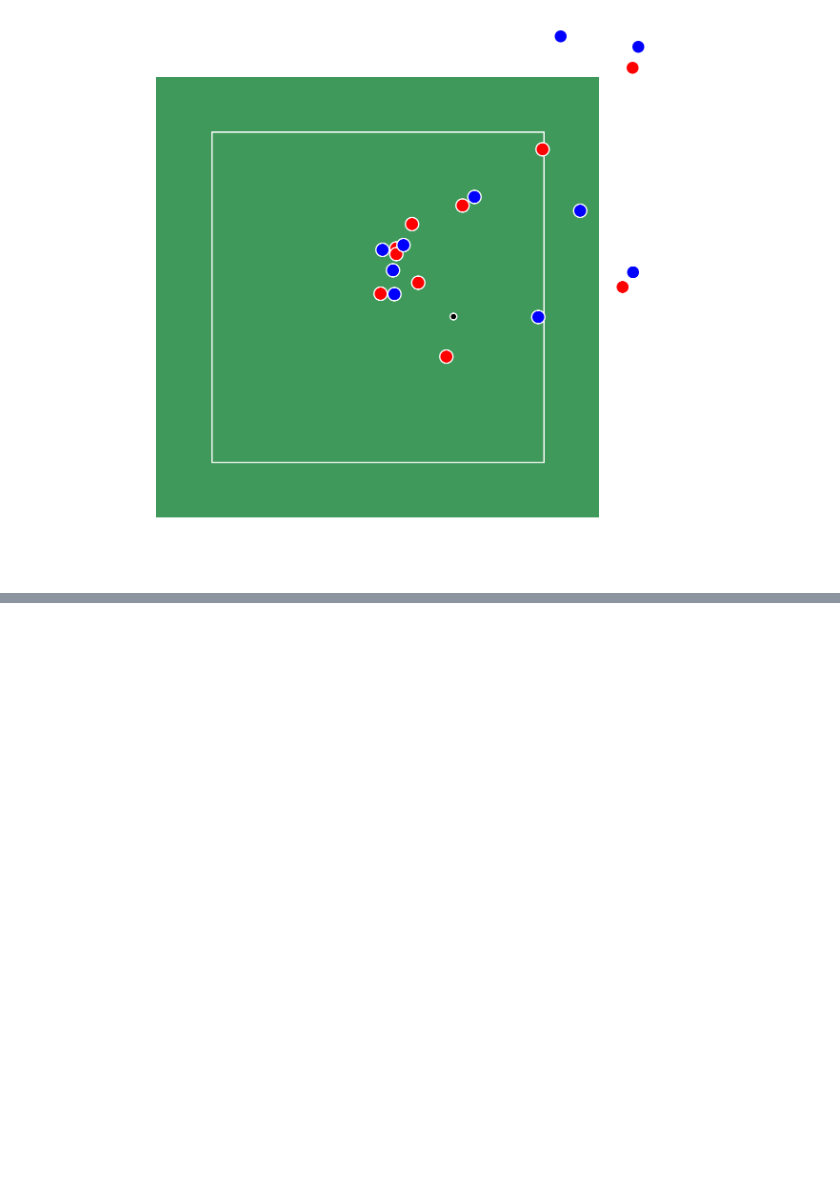
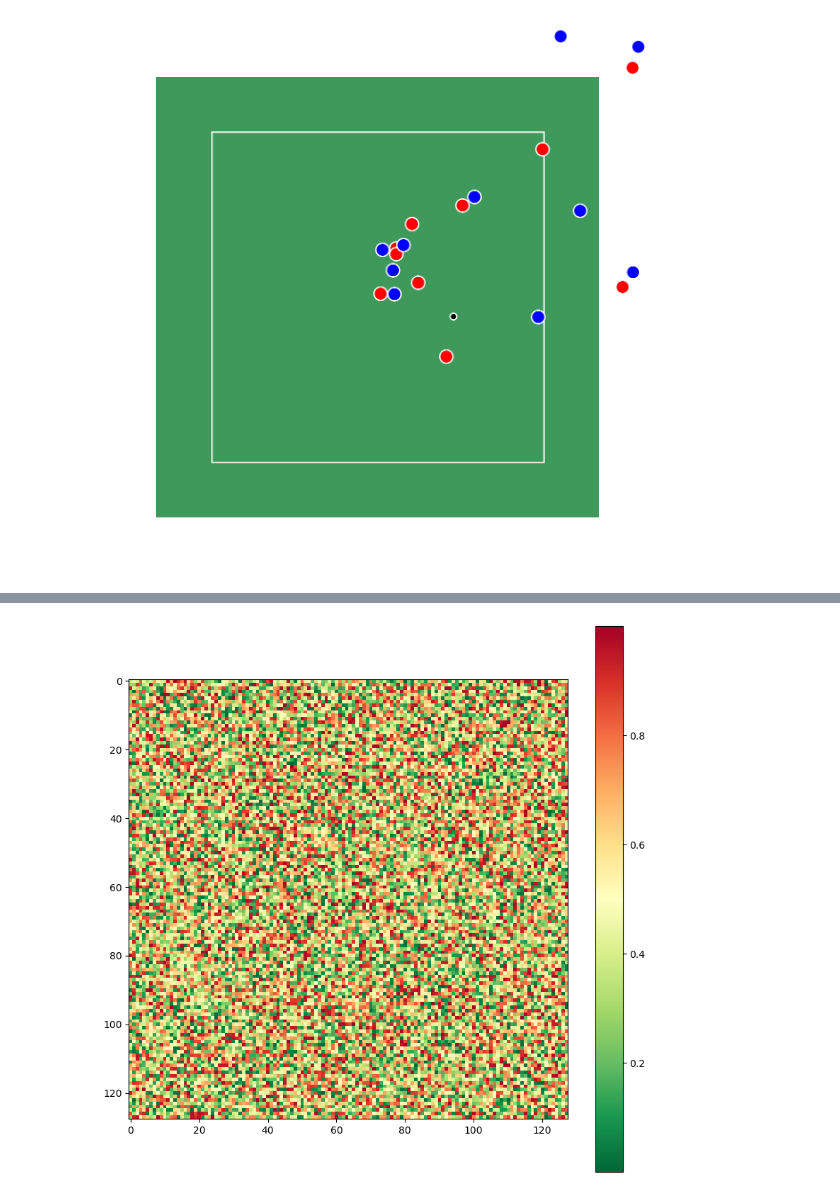
Before and after one commit to mcachosoblechero/MagicNFL, a Jupyter notebook: exploration/exploratory_data_analysis.ipynb, the cells around one changed output, grey strips where cells are left out. Saved outputs shown, nothing was run; the diff lists cells and outputs as text; code cells hidden in the pictures; blank space fills up the shorter version.

```diff
--- a/exploration/exploratory_data_analysis.ipynb
+++ b/exploration/exploratory_data_analysis.ipynb
@@ -630,0 +700,43 @@ animatePlay_Generic(team1, team2, ball, drawPocket())
+# %%
+def animateScores(scores):
+    fig = plt.figure(figsize=(10, 10))
+
+    # Empty list of frames
+    frames = []
+
+    # Create the animation by appending frames
+    for score in scores:
+        frames.append([ plt.imshow(score, cmap = matplotlib.cm.get_cmap('RdYlGn_r') , animated=True)])
+
+    plt.colorbar()
+    ani = animation.ArtistAnimation(fig, frames, interval=100, blit=True, repeat_delay=1000)
+    writer = animation.FFMpegWriter(fps=10, metadata=dict(artist='Me'), bitrate=1800)
+    ani.save("movie.mp4", writer=writer)
+    plt.show()
+# %%
+def plotRandomScores(num = 100):
+
+    # Set parameters
+    M = 16384
+    n = 128
+
+    scores = []
+
+    for i in range(num):
+
+        # Generate a list of 16384 int between 0,1
+        myList = [random.uniform(0,1)  for i in range(0,M)]
+
+        # Convert to 128 x 128 list by slicing
+        newList = [myList[i:i+n] for i in range(0, len(myList), n)]
+
+        # Convert to 50 x 100 numpy array
+        nArray = np.array(newList)
+        scores.append(nArray)
+
+    # Animate the generated scores
+    animateScores(scores)
+# %%
+plotRandomScores()
+# %% [output]
+[figure, added]
```
Also changed, not shown: parts of 7 cells of this notebook.
